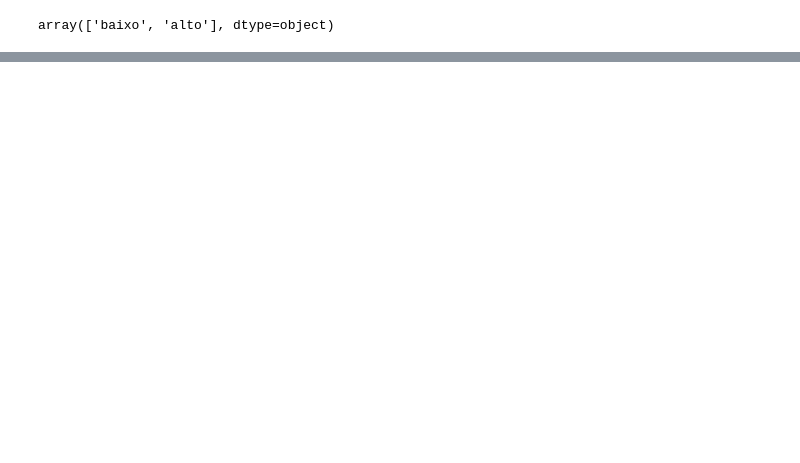
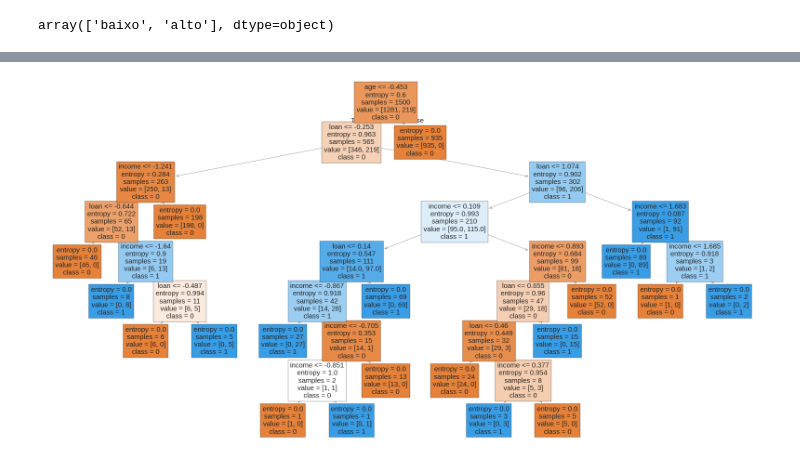
Before and after one commit to Joao-Inacio/Machine-Learning-e-Data-Science-com-Python, a Jupyter notebook: 0.3-aprendizagem-por-arvores-de-decisao/arvores.ipynb, the cells around one changed output, grey strips where cells are left out. Saved outputs shown, nothing was run; the diff lists cells and outputs as text; code cells hidden in the pictures; blank space fills up the shorter version.

```diff
--- a/0.3-aprendizagem-por-arvores-de-decisao/arvores.ipynb
+++ b/0.3-aprendizagem-por-arvores-de-decisao/arvores.ipynb
@@ -56,0 +59,3 @@ array(['baixo', 'alto'], dtype=object)
+# %%
+with open(os.path.join(DRIVE_DIRECTORY, 'credit.pkl'), 'rb') as f:
+    X_credito_train, y_credito_train, X_credito_test, y_credito_test = pickle.load(f)
@@ -56,0 +70,3 @@ array(['baixo', 'alto'], dtype=object)
+# %%
+arvore_credit = DecisionTreeClassifier(criterion='entropy', random_state=0)
+arvore_credit.fit(X_credito_train, y_credito_train)
@@ -56,0 +121,7 @@ array(['baixo', 'alto'], dtype=object)
+# %%
+previsores = ['income',  'age', 'loan']
+fig, eixos = plt.subplots(nrows=1, ncols=1, figsize=(20,10))
+tree.plot_tree(arvore_credit, feature_names=previsores, class_names=arvore_credit.classes_.astype(str), filled=True)
+fig.savefig('arvore_credit.png')
+# %% [output]
+[figure, added]
```
Also changed, not shown: parts of 11 cells of this notebook, 1 other file.
